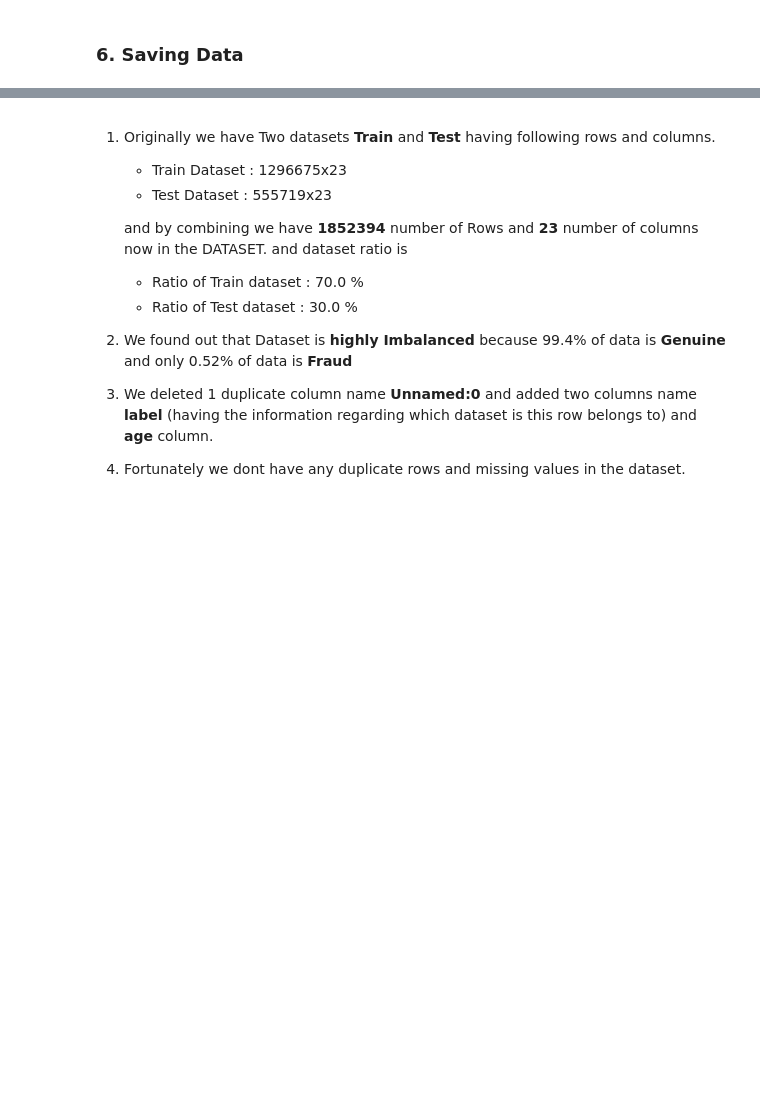
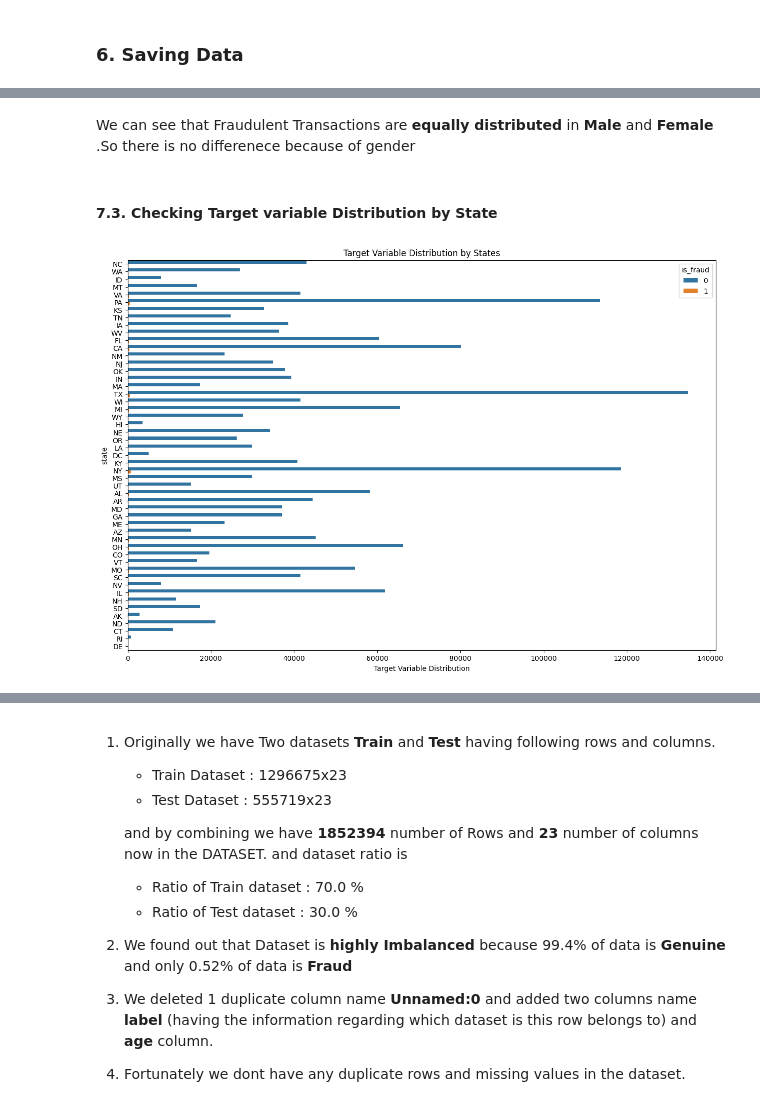
Before and after one commit to Anas436/Credit-Card-Fraud-Detection-Machine-Learning, a Jupyter notebook: src/docs/Data_Wrangling/Data_cleaning.ipynb, the cells around one changed output, grey strips where cells are left out. Saved outputs shown, nothing was run; the diff lists cells and outputs as text; code cells hidden in the pictures; blank space fills up the shorter version.

```diff
--- a/src/docs/Data_Wrangling/Data_cleaning.ipynb
+++ b/src/docs/Data_Wrangling/Data_cleaning.ipynb
@@ -253,0 +296,12 @@ data.to_csv("/content/drive/MyDrive/Colab Notebooks/clean_data.csv")
+# %% [markdown]
+We can see that Fraudulent Transactions are **equally distributed** in **Male** and **Female** .So there is no differenece because of gender
+# %% [markdown]
+#### **7.3. Checking Target variable Distribution by State**
+# %%
+plt.figure(figsize=(15,10))
+sns.countplot(y='state', hue='is_fraud', data=data)
+plt.title("Target Variable Distribution by States")
+plt.xlabel("Target Variable Distribution")
+plt.show()
+# %% [output]
+[figure, added]
```
Also changed, not shown: parts of 33 cells of this notebook.
